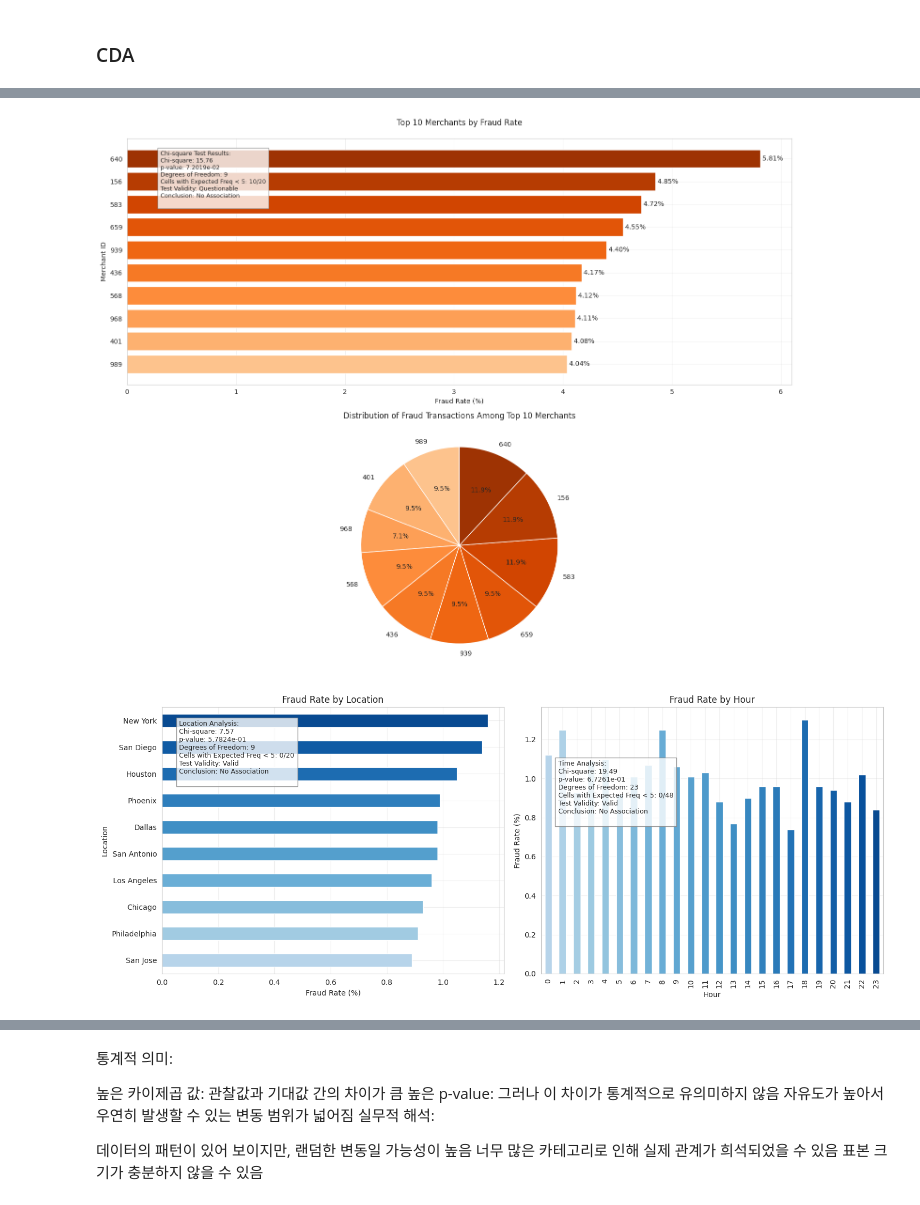
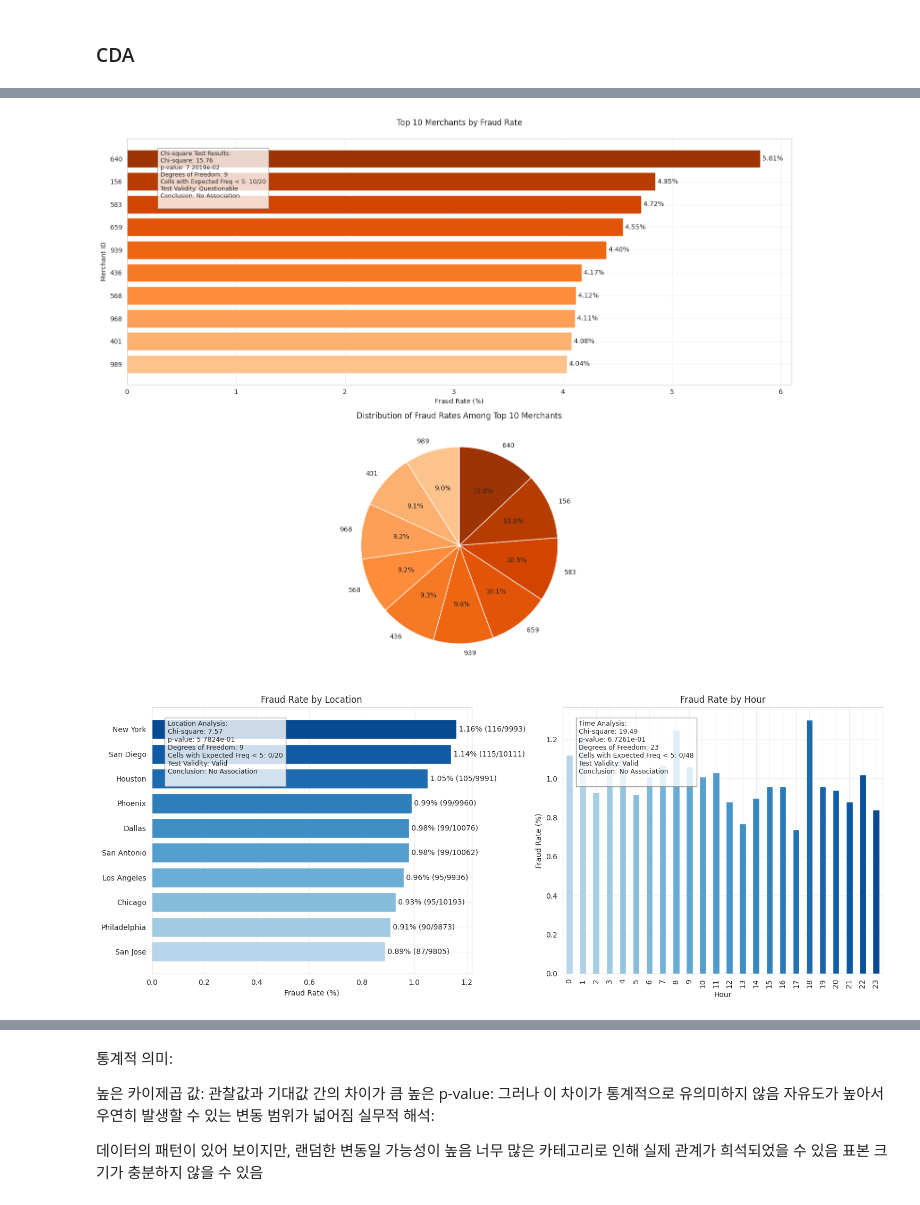
Before and after one commit to Jo2-j/study_data_analytics, a Jupyter notebook: quests/CDAs/CreditCardFraudDetection.ipynb, the cells around one changed output, grey strips where cells are left out. Saved outputs shown, nothing was run; the diff lists cells and outputs as text; code cells hidden in the pictures.

```diff
--- a/quests/CDAs/CreditCardFraudDetection.ipynb
+++ b/quests/CDAs/CreditCardFraudDetection.ipynb
@@ -608,12 +608,13 @@ def analyze_merchant_fraud(df):
     add_statistical_textbox(plt, "Chi-square Test Results:", stats_dict)
 
     plt.subplot(2, 1, 2)
-    plt.pie(top_10_merchants['Fraud_Transactions'],
+    # Fraud Rate(%)를 사용하여 파이 차트 생성
+    plt.pie(top_10_merchants['Fraud_Rate(%)'],
             labels=top_10_merchants.index,
             autopct='%1.1f%%',
             startangle=90,
             colors=colors)
-    plt.title('Distribution of Fraud Transactions Among Top 10 Merchants')
+    plt.title('Distribution of Fraud Rates Among Top 10 Merchants')
 
     plt.tight_layout()
     plt.show()
@@ -638,15 +639,18 @@ def analyze_location_time_fraud(df):
     cells_under_5_time = np.sum(expected_time < 5)
     total_cells_time = expected_time.size
 
-    # 사기율 계산
-    fraud_by_loc = df.groupby('Location').agg({
-        'IsFraud': ['count', 'sum']
-    })
-    fraud_by_loc.columns = ['Total_Transactions', 'Fraud_Transactions']
-    fraud_by_loc['Fraud_Rate(%)'] = (
-        fraud_by_loc['Fraud_Transactions'] / fraud_by_loc['Total_Transactions'] * 100
+    # 위치별 거래 및 사기 통계
+    location_stats = df.groupby('Location').agg({
+        'TransactionID': 'count',  # 전체 거래 수
+        'IsFraud': 'sum'          # 사기 거래 수
+    }).reset_index()
+
+    location_stats.columns = ['Location', 'Total_Transactions', 'Fraud_Transactions']
+    location_stats['Fraud_Rate(%)'] = (
+        location_stats['Fraud_Transactions'] / location_stats['Total_Transactions'] * 100
     ).round(2)
 
+    # 시간별 통계
     fraud_by_hour = df.groupby('Hour').agg({
         'IsFraud': ['count', 'sum']
     })
@@ -657,13 +661,23 @@ def analyze_location_time_fraud(df):
 
     plt.figure(figsize=(15, 6))
 
-    # 위치 플롯
+    # 위치별 분석
     plt.subplot(1, 2, 1)
-    fraud_by_loc['Fraud_Rate(%)'].sort_values(ascending=True).plot(
-        kind='barh', color=plt.cm.Blues(np.linspace(0.3, 0.9, len(fraud_by_loc))))
+    location_stats_sorted = location_stats.sort_values('Fraud_Rate(%)', ascending=True)
+    bars = plt.barh(range(len(location_stats_sorted)),
+                   location_stats_sorted['Fraud_Rate(%)'],
+                   color=plt.cm.Blues(np.linspace(0.3, 0.9, len(location_stats_sorted))))
+    plt.yticks(range(len(location_stats_sorted)), location_stats_sorted['Location'])
     plt.title('Fraud Rate by Location')
     plt.xlabel('Fraud Rate (%)')
 
+    # 각 막대에 비율과 거래 건수 표시
+    for i, bar in enumerate(bars):
+        plt.text(bar.get_width(), bar.get_y() + bar.get_height()/2,
+                f' {location_stats_sorted["Fraud_Rate(%)"].iloc[i]:.2f}% ({location_stats_sorted["Fraud_Transactions"].iloc[i]}/{location_stats_sorted["Total_Transactions"].iloc[i]})',
+                va='center')
+
+    # 통계 결과
     stats_dict_loc = {
         'Chi-square': f"{chi2_loc:.2f}",
         'p-value': f"{p_value_loc:.4e}",
@@ -674,42 +688,44 @@ def analyze_location_time_fraud(df):
     }
     add_statistical_textbox(plt, "Location Analysis:", stats_dict_loc)
 
-    # 시간 플롯
+    # 시간별 분석
     plt.subplot(1, 2, 2)
     fraud_by_hour['Fraud_Rate(%)'].plot(
         kind='bar', color=plt.cm.Blues(np.linspace(0.3, 0.9, len(fraud_by_hour))))
     plt.title('Fraud Rate by Hour')
     plt.xlabel('Hour')
     plt.ylabel('Fraud Rate (%)')
 
+    # 시간별 통계 결과
     stats_dict_time = {
         'Chi-square': f"{chi2_time:.2f}",
         'p-value': f"{p_value_time:.4e}",
         'Degrees of Freedom': f"{dof_time}",
         'Cells with Expected Freq < 5': f"{cells_under_5_time}/{total_cells_time}",
         'Test Validity': "Questionable" if cells_under_5_time/total_cells_time > 0.2 else "Valid",
         'Conclusion': "Significant Association" if p_value_time < 0.05 else "No Association"
     }
-    add_statistical_textbox(plt, "Time Analysis:", stats_dict_time, pos=(0.05, 0.8))
+    add_statistical_textbox(plt, "Time Analysis:", stats_dict_time)
 
     plt.tight_layout()
     plt.show()
+
 
 def main():
     # Load data
     df = load_and_preprocess_data()
 
     # Run analyses
     analyze_amount_distribution(df)
     analyze_merchant_fraud(df)
     analyze_location_time_fraud(df)
 
 if __name__ == "__main__":
     main()
 # %% [output]
 [figure]
-[figure, old version]
+[figure, new version]
-[figure, old version]
+[figure, new version]
 # %% [markdown]
 결론 :
 
```
Also changed, not shown: parts of 1 cell of this notebook.
